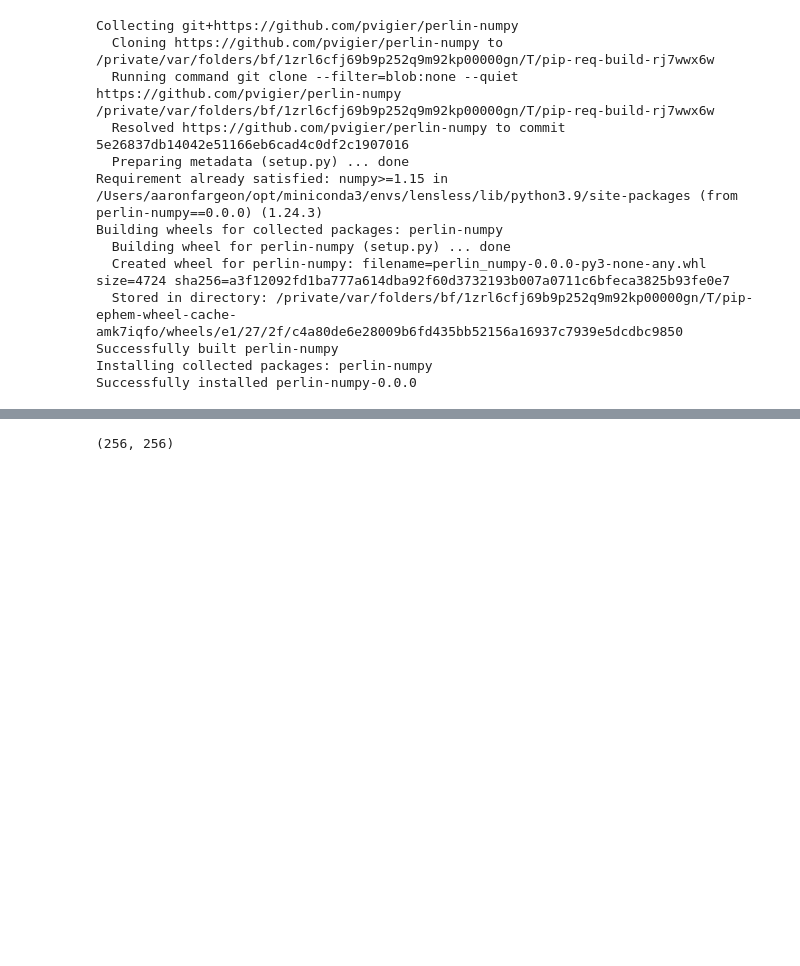
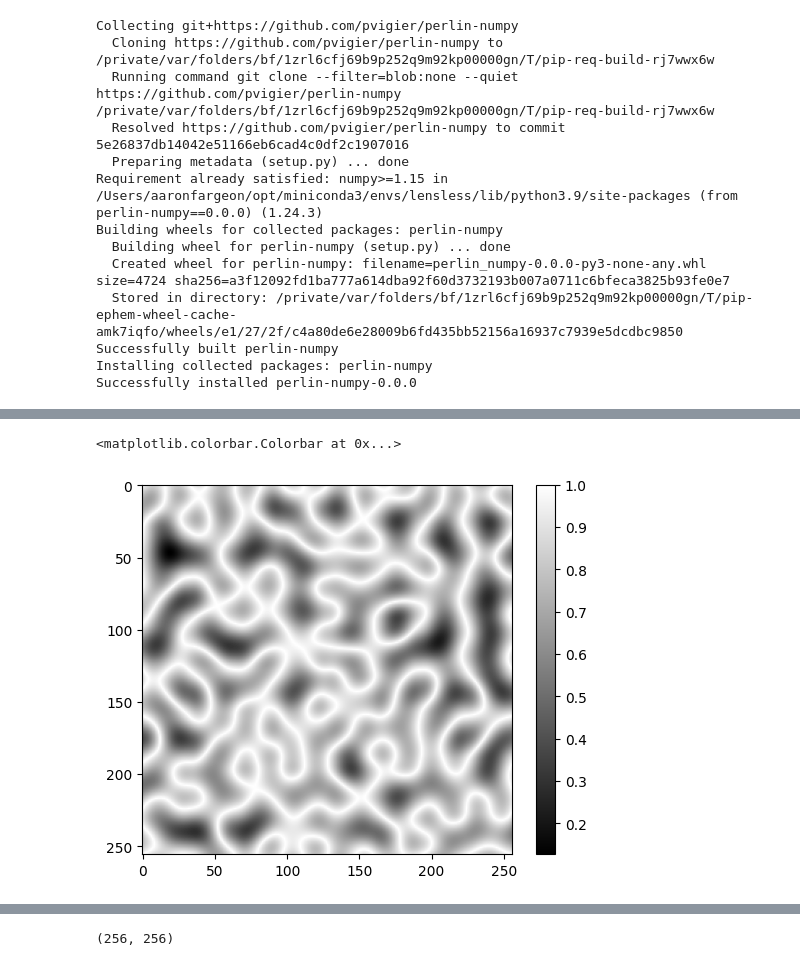
Before and after one commit to LCAV/LenslessPiCam, a Jupyter notebook: masks/PhlatCam/phlatcam-test.ipynb, the cells around one changed output, grey strips where cells are left out. Cells and saved outputs as stored; diff of their text form; code cells hidden in the pictures; blank space fills up the shorter version.

```diff
--- a/masks/PhlatCam/phlatcam-test.ipynb
+++ b/masks/PhlatCam/phlatcam-test.ipynb
@@ -33,0 +34,6 @@ plt.colorbar()
+# %%
+plt.imshow(1 - abs(noise), cmap='gray')#, interpolation='lanczos')
+plt.colorbar()
+# %% [output]
+<matplotlib.colorbar.Colorbar at 0x...>
+[figure, added]
```
Also changed, not shown: parts of 3 cells of this notebook, 10 other files.
